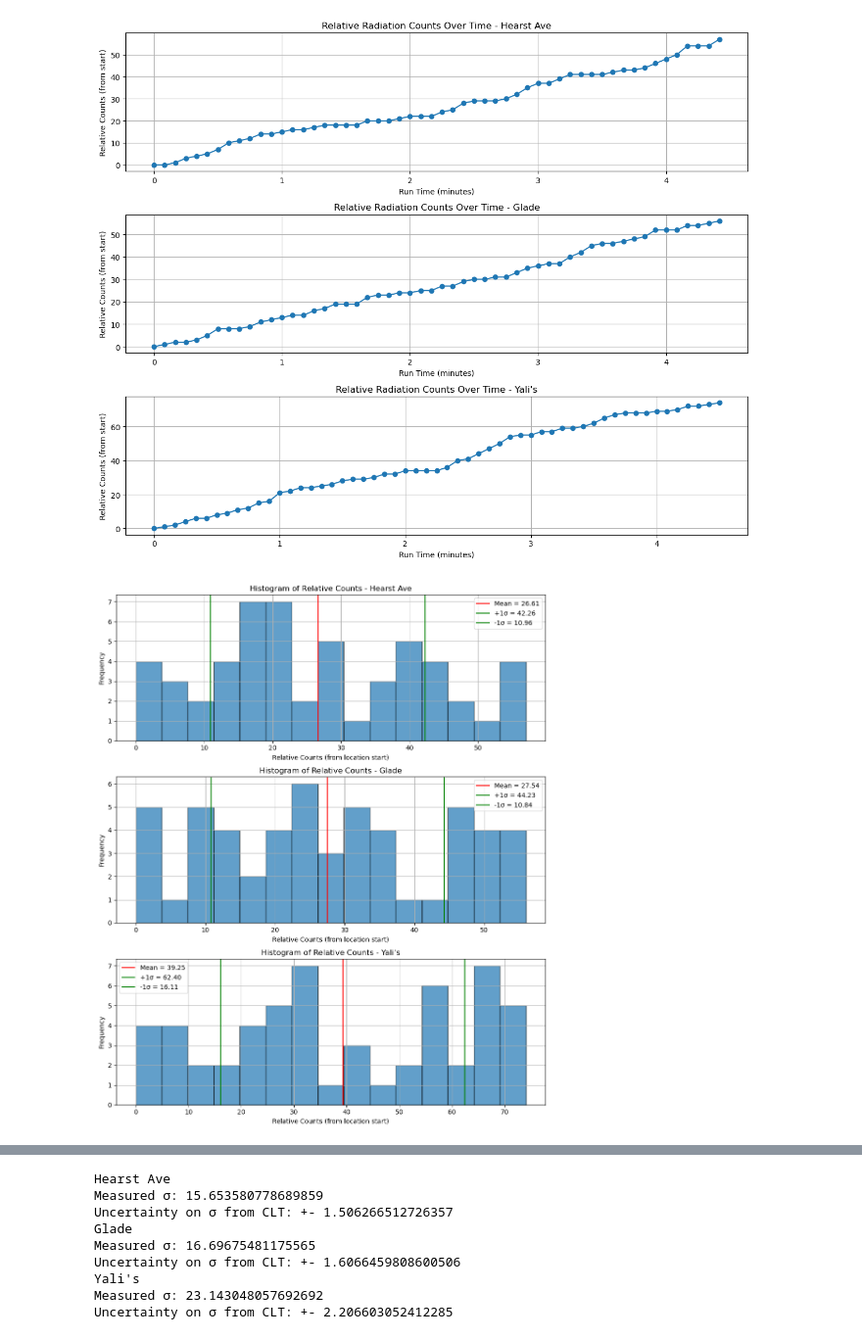
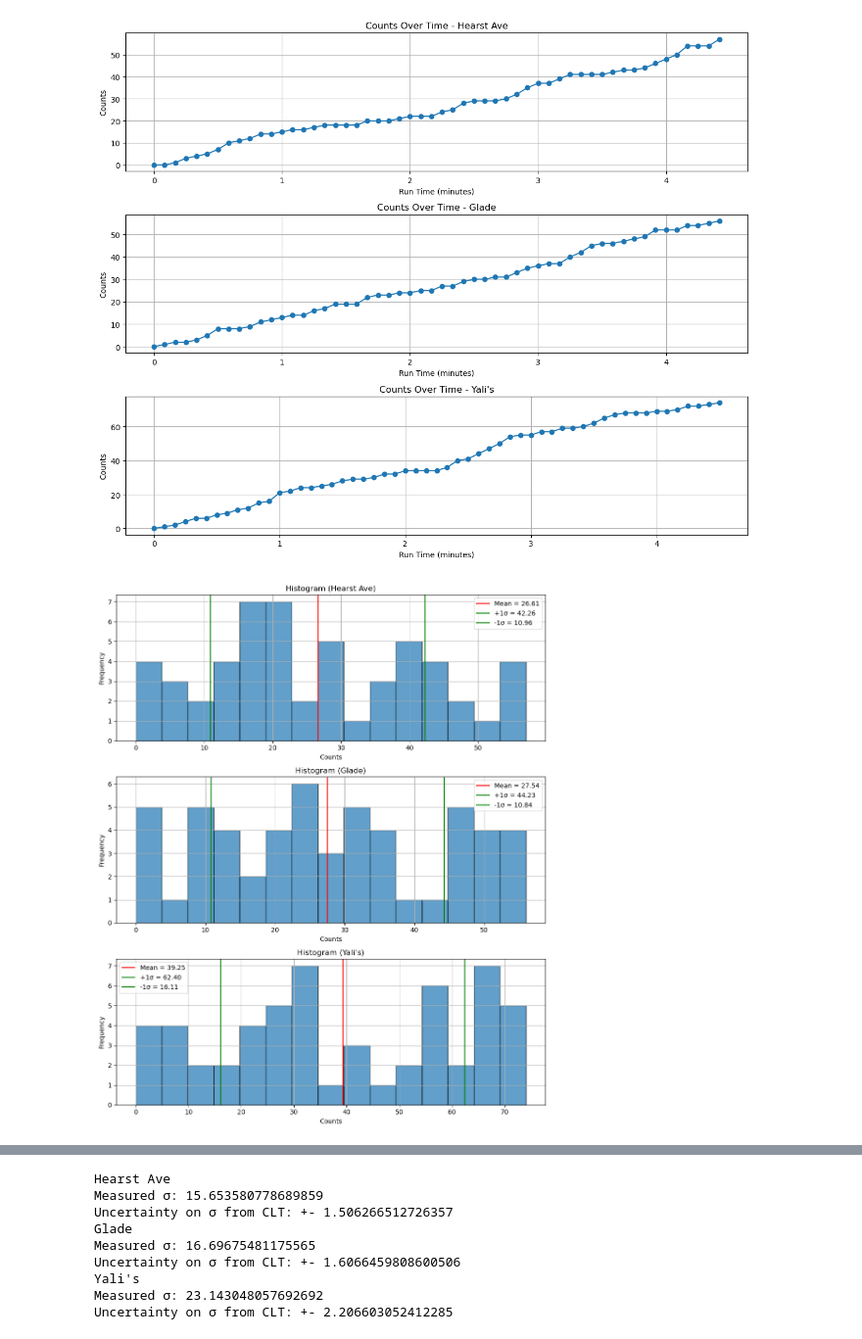
Before and after one commit to Andrewg161/E11Lab_-Nico-Andrew, a Jupyter notebook: Week 13/E11-Wk13.ipynb, the cells around one changed output, grey strips where cells are left out. Shown at 98% size. Cells and saved outputs as stored; diff of their text form; code cells hidden in the pictures.

```diff
--- a/Week 13/E11-Wk13.ipynb
+++ b/Week 13/E11-Wk13.ipynb
@@ -8,7 +8,6 @@ df = pd.read_csv("Spectrum_Loc1_session1_group1_2025-04-11_16-51-13 (1).csv")
 #A
 # Couldnt get temperature and 2.5 PM concentration sensors to work so only able to do
 # the radiation data. Also couldn't get location to work so had to split manually.
-df = pd.read_csv("Spectrum_Loc1_session1_group1_2025-04-11_16-51-13 (1).csv")
 df['Total_Counts'] = df['1023']
 
 locations = {
@@ -17,44 +16,44 @@ locations = {
     "Yali's": df.iloc[108:163].copy()}
 
 for loc_data in locations.values():
-    loc_data['Elapsed_Minutes'] = [i * 5 / 60 for i in range(len(loc_data))]
-    loc_data['Relative_Counts'] = loc_data['Total_Counts'] - loc_data['Total_Counts'].iloc[0]
+    loc_data['Minutes'] = [i * 5 / 60 for i in range(len(loc_data))]
+    loc_data['Counts'] = loc_data['Total_Counts'] - loc_data['Total_Counts'].iloc[0]
 
 fig, axes = plt.subplots(3, 1, figsize=(12, 10), sharex=False)
 for ax, (location, data) in zip(axes, locations.items()):
-    ax.plot(data['Elapsed_Minutes'], data['Relative_Counts'], marker='o', linestyle='-')
-    ax.set_title(f"Relative Radiation Counts Over Time - {location}")
+    ax.plot(data['Minutes'], data['Counts'], marker='o', linestyle='-')
+    ax.set_title(f"Counts Over Time - {location}")
     ax.set_xlabel("Run Time (minutes)")
-    ax.set_ylabel("Relative Counts (from start)")
+    ax.set_ylabel("Counts")
     ax.grid()
 
 plt.tight_layout()
 plt.show()
 # %% [output]
-[figure, old version]
+[figure, new version]
 # %%
 #B
 fig, axes = plt.subplots(3, 1, figsize=(10, 12))
 
 for ax, (location, data) in zip(axes, locations.items()):
-    relative_counts = data['Total_Counts'] - data['Total_Counts'].iloc[0]
-    mean_rel = relative_counts.mean()
-    std_rel = relative_counts.std()
+    counts = data['Total_Counts'] - data['Total_Counts'].iloc[0]
+    mean_rel = counts.mean()
+    std_rel = counts.std()
 
-    ax.hist(relative_counts, bins=15, edgecolor='black', alpha=0.7)
+    ax.hist(counts, bins=15, edgecolor='black', alpha=0.7)
     ax.axvline(mean_rel, color='red', label=f'Mean = {mean_rel:.2f}')
     ax.axvline(mean_rel + std_rel, color='green', label=f'+1σ = {mean_rel + std_rel:.2f}')
     ax.axvline(mean_rel - std_rel, color='green', label=f'-1σ = {mean_rel - std_rel:.2f}')
-    ax.set_title(f"Histogram of Relative Counts - {location}")
-    ax.set_xlabel("Relative Counts (from location start)")
+    ax.set_title(f"Histogram ({location})")
+    ax.set_xlabel("Counts")
     ax.set_ylabel("Frequency")
     ax.legend()
     ax.grid()
 
 plt.tight_layout()
 plt.show()
 # %% [output]
-[figure, old version]
+[figure, new version]
 # %%
 #C
 for location, data in locations.items():
```
Also changed, not shown: parts of 3 cells of this notebook.
